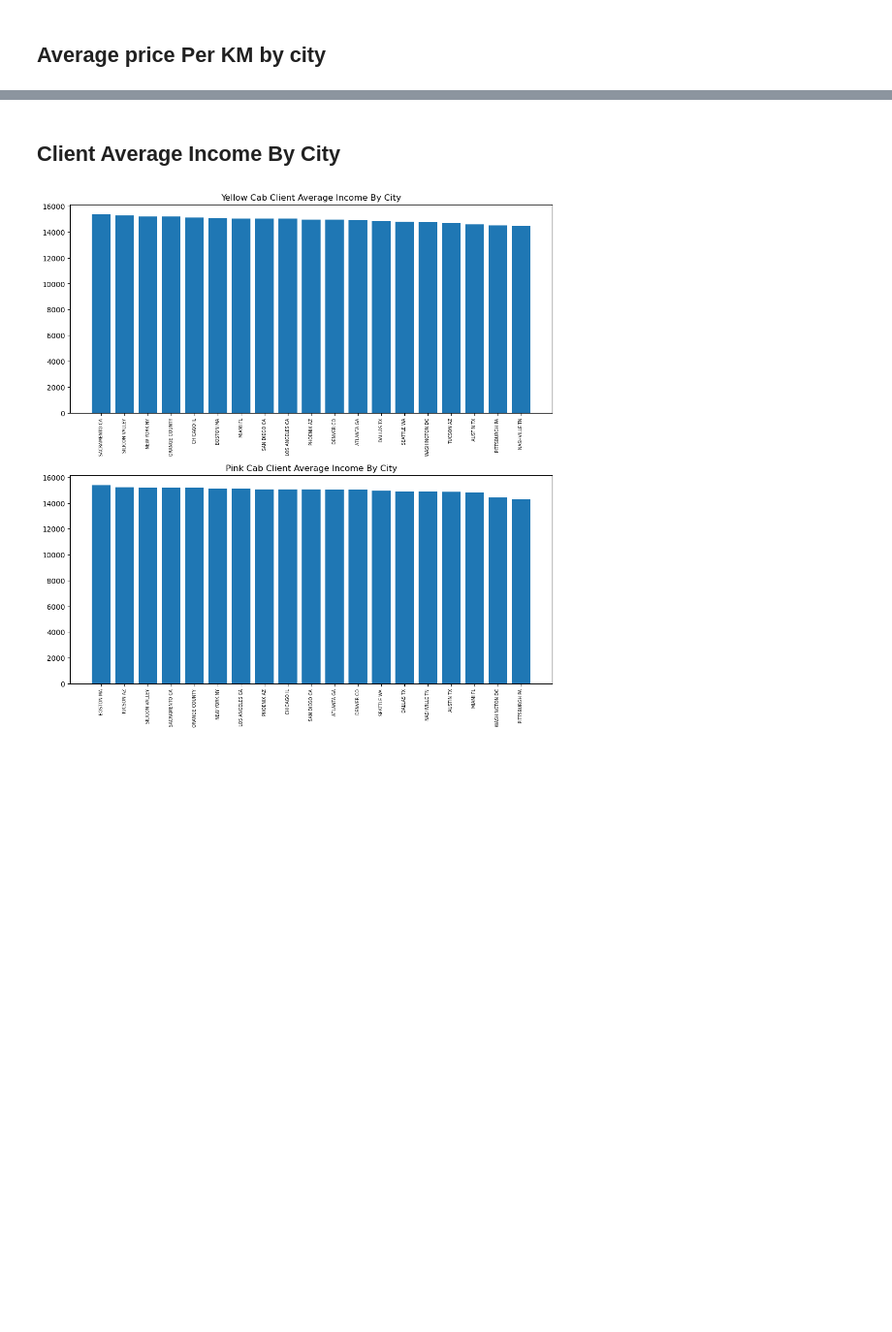
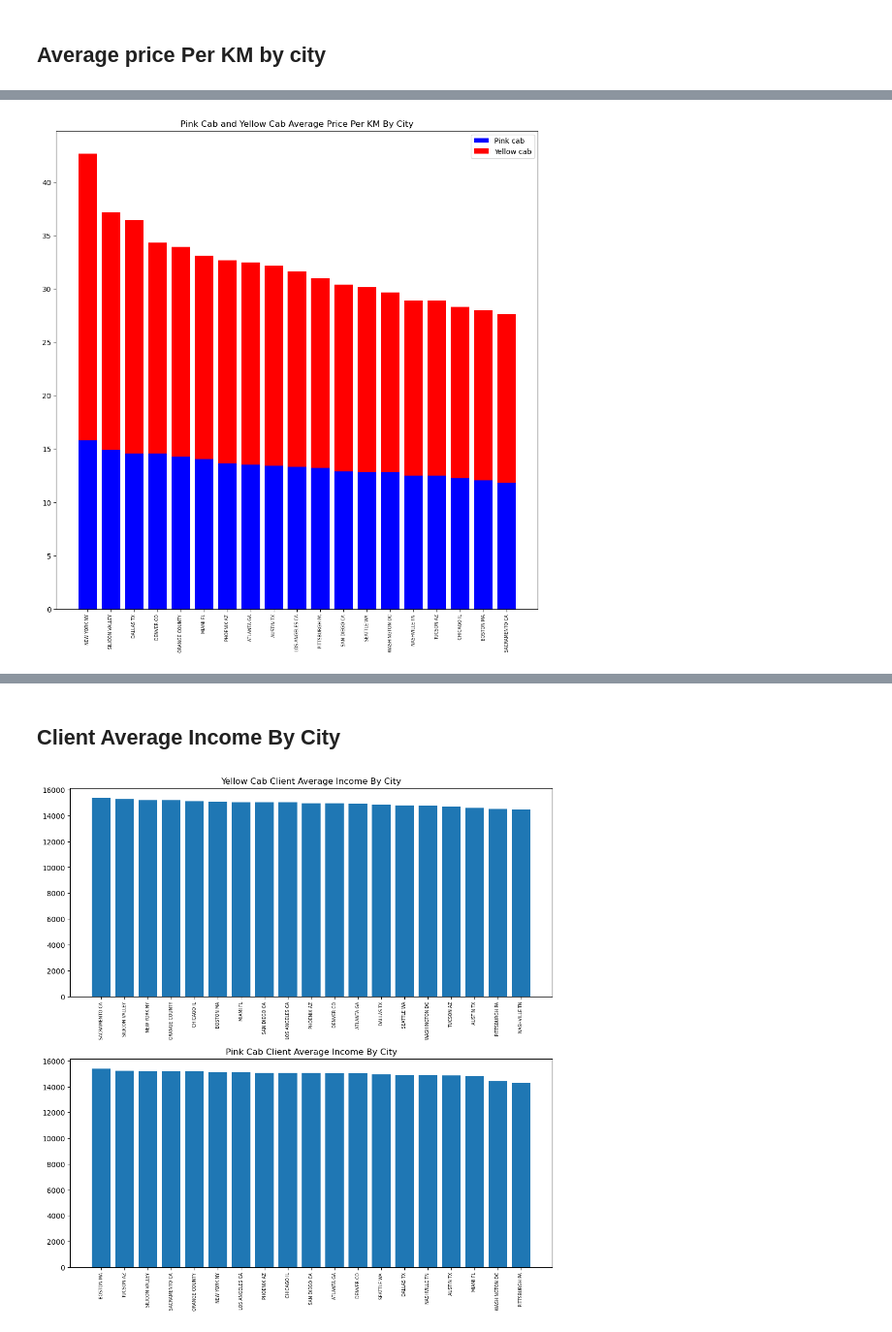
Before and after one commit to FHFelix/G2M-insight-for-Cab-Investment-firm, a Jupyter notebook: G2M_insight_for_Cab_Investment_firm.ipynb, the cells around one changed output, grey strips where cells are left out. Shown at 97% size. Saved outputs shown, nothing was run; the diff lists cells and outputs as text; code cells hidden in the pictures; blank space fills up the shorter version.

```diff
--- a/G2M_insight_for_Cab_Investment_firm.ipynb
+++ b/G2M_insight_for_Cab_Investment_firm.ipynb
@@ -307,0 +308,16 @@ plt.show()
+# %%
+avg_price_perKM_by_city = full.groupby(['Company','City'])['price_per_KM'].mean().to_frame('avg price per KM by city').reset_index()
+pinkcab_priceKM = avg_price_perKM_by_city.loc[Profit_by_city['Company'] == 'Pink Cab'].sort_values(by = 'avg price per KM by city', ascending = False)
+yellow_cab_priceKM = avg_price_perKM_by_city.loc[Profit_by_city['Company'] == 'Yellow Cab'].sort_values(by = 'avg price per KM by city', ascending = False)
+
+fig, ax = plt.subplots(figsize = (12,12))
+ax.bar(yellow_cab_priceKM['City'], pinkcab_priceKM['avg price per KM by city'],color = 'b')
+
+ax.bar(yellow_cab_priceKM['City'], yellow_cab_priceKM['avg price per KM by city'], bottom = pinkcab_priceKM['avg price per KM by city'], color = 'r')
+ax.set_title('Pink Cab and Yellow Cab Average Price Per KM By City')
+ax.set_xticklabels(yellow_cab_priceKM['City'],rotation=90,fontsize = 6)
+ax.ticklabel_format(style='plain', axis='y')
+ax.legend(['Pink cab','Yellow cab'])
+plt.show()
+# %% [output]
+[figure, added]
```
Also changed, not shown: parts of 17 cells of this notebook.
